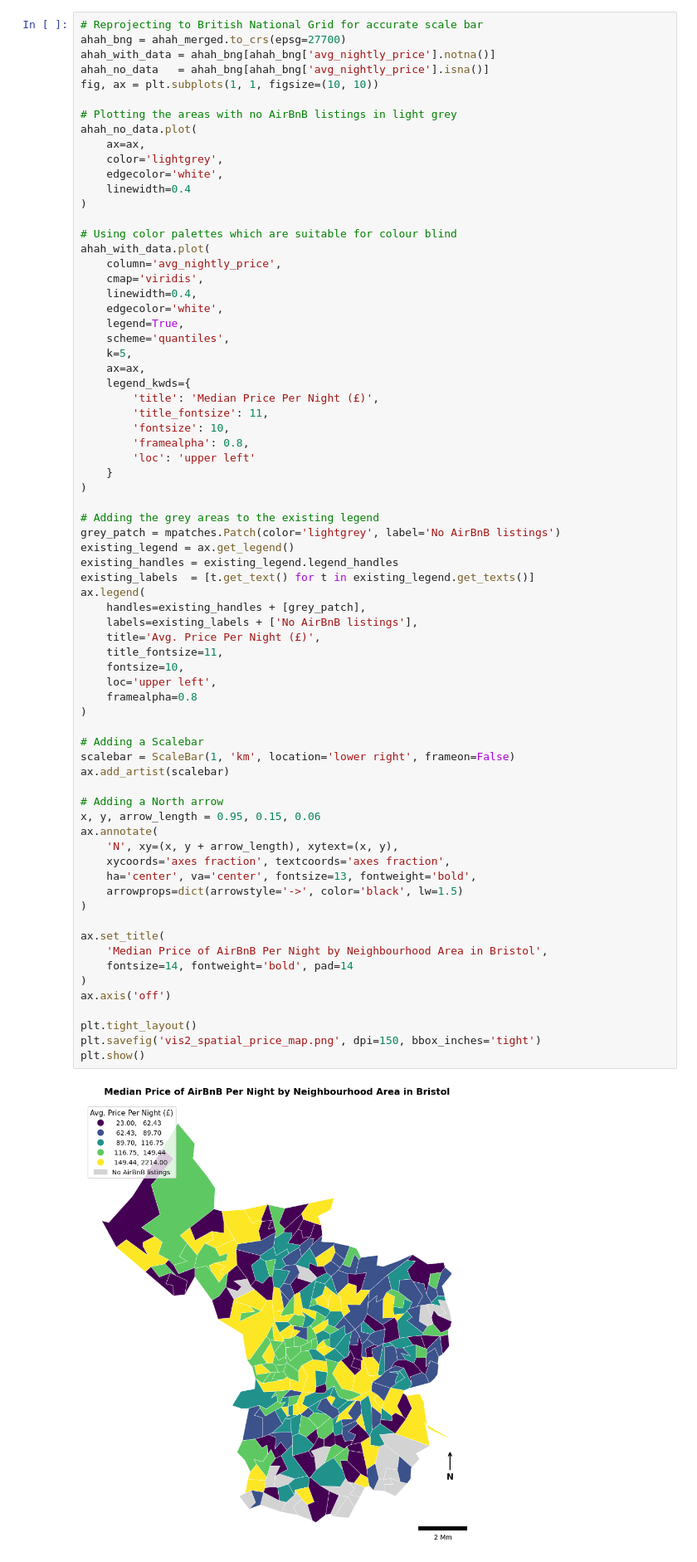
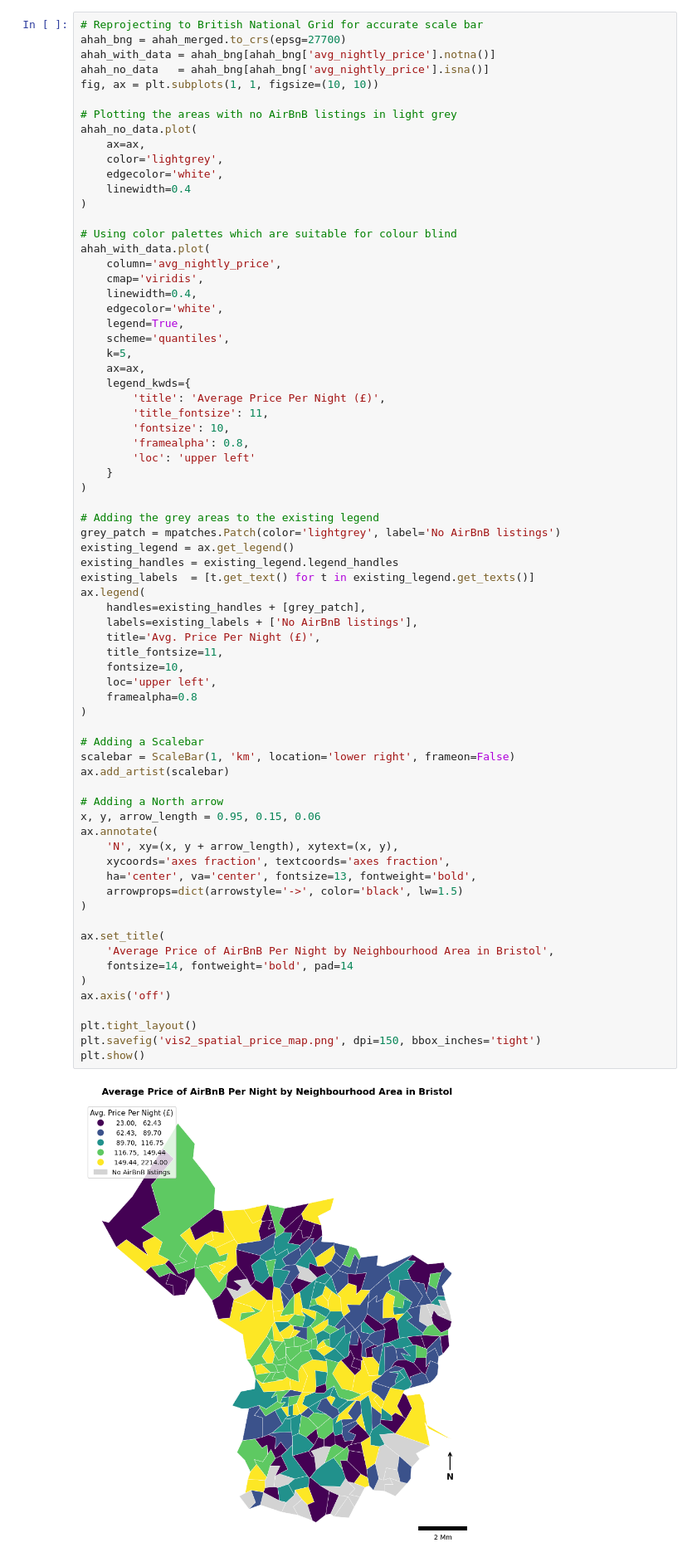
Before and after one commit to deeptanghosh02/GEOG5990M_Deeptanshu-Ghosh, a Jupyter notebook: GEOG5990M_Final_Project_resit.ipynb, the cells around one changed output. Shown at 83% size. Saved outputs shown, nothing was run; the diff lists cells and outputs as text.

```diff
--- a/GEOG5990M_Final_Project_resit.ipynb
+++ b/GEOG5990M_Final_Project_resit.ipynb
@@ -446,7 +446,7 @@ ahah_with_data.plot(
     k=5,
     ax=ax,
     legend_kwds={
-        'title': 'Median Price Per Night (£)',
+        'title': 'Average Price Per Night (£)',
         'title_fontsize': 11,
         'fontsize': 10,
         'framealpha': 0.8,
@@ -464,35 +464,35 @@ ax.legend(
     labels=existing_labels + ['No AirBnB listings'],
     title='Avg. Price Per Night (£)',
     title_fontsize=11,
     fontsize=10,
     loc='upper left',
     framealpha=0.8
 )
 
 # Adding a Scalebar
 scalebar = ScaleBar(1, 'km', location='lower right', frameon=False)
 ax.add_artist(scalebar)
 
 # Adding a North arrow
 x, y, arrow_length = 0.95, 0.15, 0.06
 ax.annotate(
     'N', xy=(x, y + arrow_length), xytext=(x, y),
     xycoords='axes fraction', textcoords='axes fraction',
     ha='center', va='center', fontsize=13, fontweight='bold',
     arrowprops=dict(arrowstyle='->', color='black', lw=1.5)
 )
 
 ax.set_title(
-    'Median Price of AirBnB Per Night by Neighbourhood Area in Bristol',
+    'Average Price of AirBnB Per Night by Neighbourhood Area in Bristol',
     fontsize=14, fontweight='bold', pad=14
 )
 ax.axis('off')
 
 plt.tight_layout()
 plt.savefig('vis2_spatial_price_map.png', dpi=150, bbox_inches='tight')
 plt.show()
 # %% [output]
-[figure, old version]
+[figure, new version]
 # %% [markdown]
 The choropleth map was constructed in the above visualisation process to deliver this spatial impact of AirBnB pricing through Bristol for a non-technical audience.
 
```
Also changed, not shown: parts of 3 cells of this notebook.
